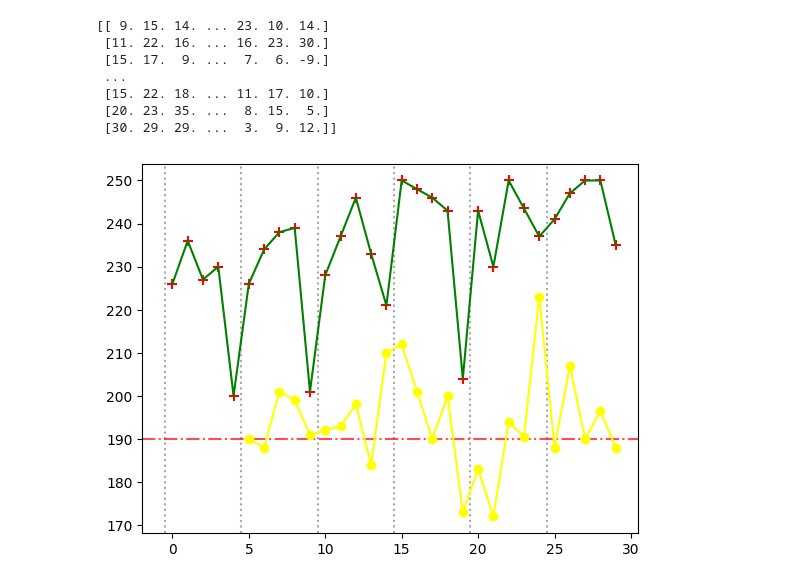
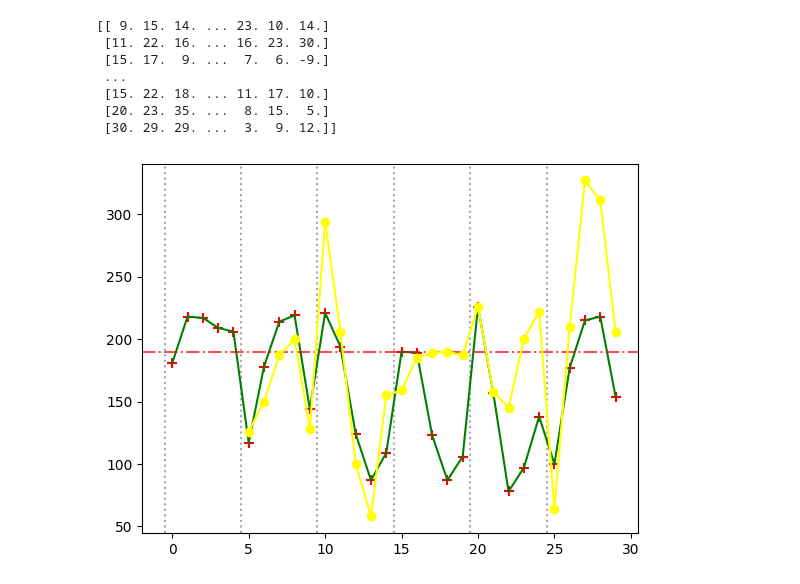
Before and after one commit to MartinKulic/RemoteSensing, a Jupyter notebook: Analysis/InterAnnual_Analysis.ipynb, the cells around one changed output. Drawn from its saved outputs; the diff is of its cells as text; code cells hidden in the pictures.

```diff
--- a/Analysis/InterAnnual_Analysis.ipynb
+++ b/Analysis/InterAnnual_Analysis.ipynb
@@ -94,28 +102,31 @@ ax[2].imshow(X_BD[1,0])
  [20. 23. 35. ...  8. 15.  5.]
  [30. 29. 29. ...  3.  9. 12.]]
 # %%
-OBSERVED_POINT = [21,40]
+#OBSERVED_POINT = [21,40]
 #OBSERVED_POINT = [40,80]
 #OBSERVED_POINT = [40,99]
+OBSERVED_POINT = [25,60]
+OBSERVED_POINT = [0,33]
+OBSERVED_POINT = [0,44]
 FAKE_ZERO_LINE = 190
 
 time_serie_one_point = []
 time_serie_bd = []
 counter = -0.5
 for y in range(composite_matrix.shape[0]):
     plt.axvline(x=counter, color='gray', linestyle=':', alpha=0.7)
     for m in range(composite_matrix.shape[1]):
         time_serie_one_point.append(composite_matrix[y,m,OBSERVED_POINT[0],OBSERVED_POINT[1]])
         time_serie_bd.append(X_BD[y,m,OBSERVED_POINT[0],OBSERVED_POINT[1]]+FAKE_ZERO_LINE)
         counter += 1
 
 
 plt.plot(time_serie_one_point, color='green')
 plt.scatter(y=time_serie_one_point, x=range(len(time_serie_one_point)), color='red', marker='+', alpha=1, s=50)
 
 plt.axhline(y = FAKE_ZERO_LINE, color='red', linestyle='-.', alpha=0.7)
 plt.plot(time_serie_bd, color='yellow', marker='o')
 
 plt.show()
 # %% [output]
-[figure, old version]
+[figure, new version]
```
Also changed, not shown: parts of 13 cells of this notebook.
